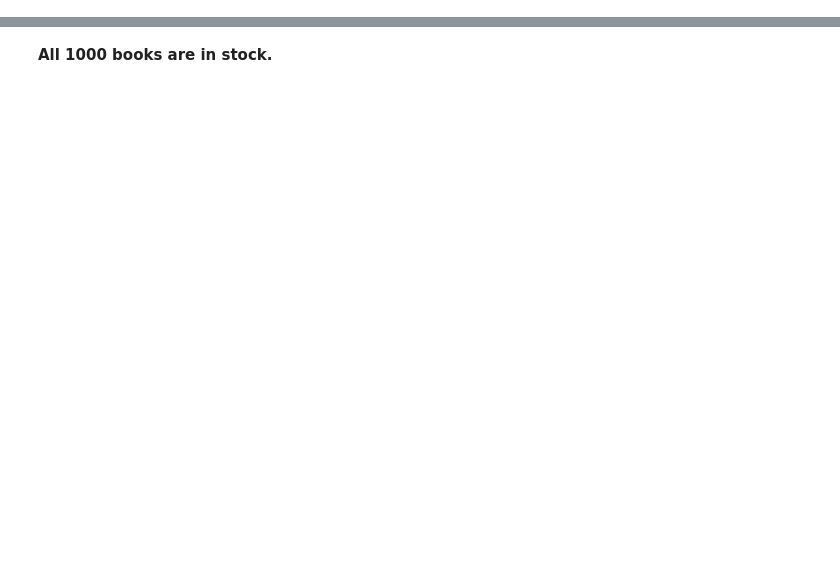
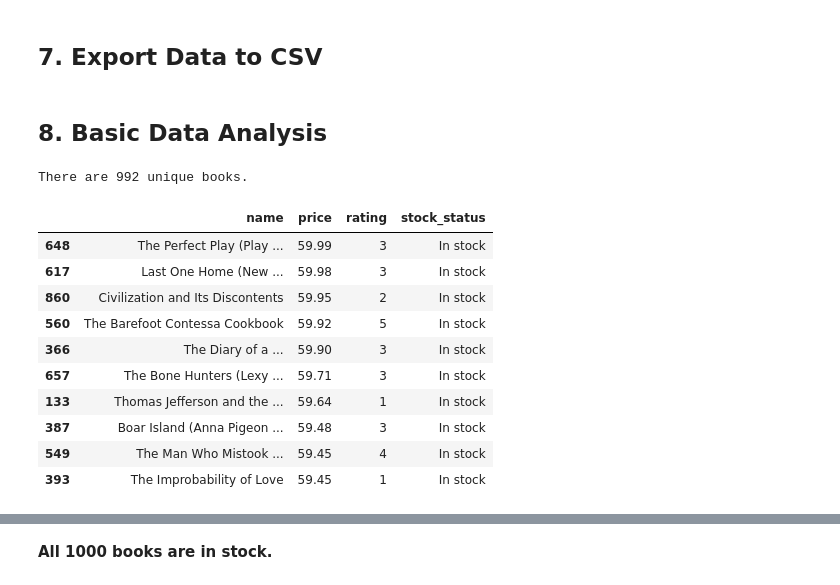
Before and after one commit to Mithilesh-Sanjay-Mahatme/books-web-scraping-pipeline, a Jupyter notebook: books_web_scraping_pipeline.ipynb, the cells around one changed output, grey strips where cells are left out. Cells and saved outputs as stored; diff of their text form; code cells hidden in the pictures; blank space fills up the shorter version.

```diff
--- a/books_web_scraping_pipeline.ipynb
+++ b/books_web_scraping_pipeline.ipynb
@@ -255,0 +85,4 @@ Name: count, dtype: int64
+# %%
+# Let's convert the data_list to the Pandas DataFrame
+books_df = pd.DataFrame(data_list)
+books_df.head()
@@ -255,0 +112,4 @@ Name: count, dtype: int64
+# %%
+# convert the data type of 'Price' from str to float
+books_df['price'] = books_df['price'].astype('float')
+books_df.dtypes
@@ -255,0 +122,9 @@ Name: count, dtype: int64
+# %%
+# Let's map the ratings
+
+books_df["rating"] = books_df["rating"].map({'One':1,
+                                             'Two':2,
+                                             'Three':3,
+                                             'Four':4,
+                                             'Five': 5})
+books_df.head()
@@ -255,0 +166,2 @@ Name: count, dtype: int64
+# %% [markdown]
+## 7. Export Data to CSV
@@ -255,0 +171,22 @@ Name: count, dtype: int64
+# %% [markdown]
+## 8. Basic Data Analysis
+# %%
+# no. of unique books
+print(f'There are {books_df['name'].nunique()} unique books.')
+# %% [output]
+There are 992 unique books.
+# %%
+# Top 10 Expensive books
+books_df.sort_values(by = 'price', ascending = False).head(10)
+# %% [output]
+|  | name | price | rating | stock_status |
+| 648 | The Perfect Play (Play ... | 59.99 | 3 | In stock |
+| 617 | Last One Home (New ... | 59.98 | 3 | In stock |
+| 860 | Civilization and Its Discontents | 59.95 | 2 | In stock |
+| 560 | The Barefoot Contessa Cookbook | 59.92 | 5 | In stock |
+| 366 | The Diary of a ... | 59.90 | 3 | In stock |
+| 657 | The Bone Hunters (Lexy ... | 59.71 | 3 | In stock |
+| 133 | Thomas Jefferson and the ... | 59.64 | 1 | In stock |
+| 387 | Boar Island (Anna Pigeon ... | 59.48 | 3 | In stock |
+| 549 | The Man Who Mistook ... | 59.45 | 4 | In stock |
+| 393 | The Improbability of Love | 59.45 | 1 | In stock |
```
Also changed, not shown: parts of 47 cells of this notebook, 1 other file.
